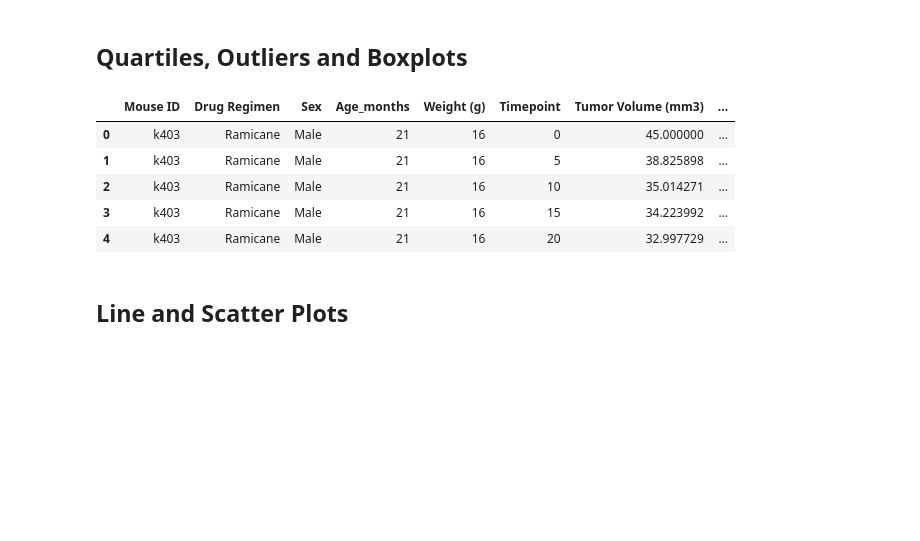
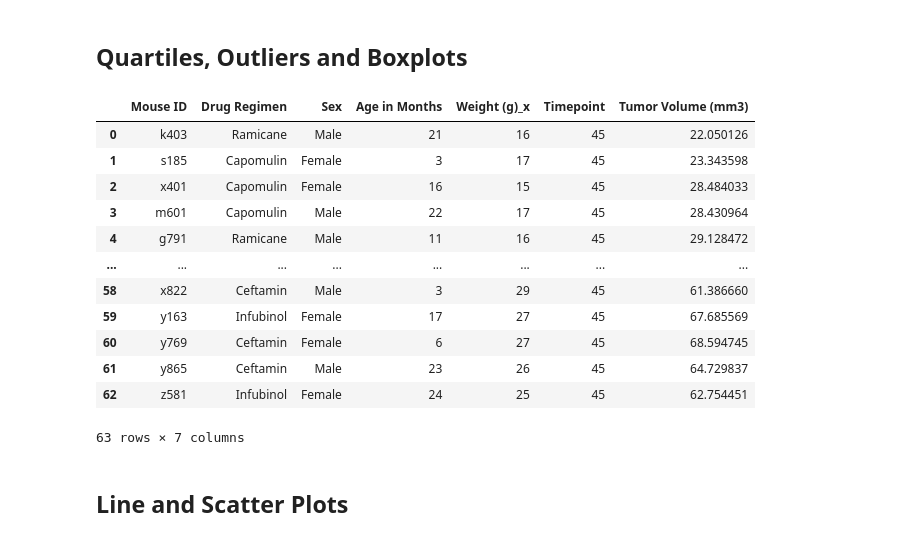
Before and after one commit to sjuarez382/UCI_Homework_Serafin, a Jupyter notebook: Matplotlib-Homework-The_Power_of_Plots/Pymaceuticals/Pymaceuticals_Master.ipynb, the cells around one changed output. Saved outputs shown, nothing was run; the diff lists cells and outputs as text; code cells hidden in the pictures; blank space fills up the shorter version.

```diff
--- a/Matplotlib-Homework-The_Power_of_Plots/Pymaceuticals/Pymaceuticals_Master.ipynb
+++ b/Matplotlib-Homework-The_Power_of_Plots/Pymaceuticals/Pymaceuticals_Master.ipynb
@@ -192,22 +192,45 @@ plt.axis("equal")
 [figure]
 # %% [markdown]
 ## Quartiles, Outliers and Boxplots
-# %%
-# Calculate the final tumor volume of each mouse across four of the treatment regimens:
-combined_df.head()
-# Capomulin, Ramicane, Infubinol, and Ceftamin
-
-# Start by getting the last (greatest) timepoint for each mouse
-
-
-# Merge this group df with the original dataframe to get the tumor volume at the last timepoint
-# %% [output]
-|  | Mouse ID | Drug Regimen | Sex | Age_months | Weight (g) | Timepoint | Tumor Volume (mm3) | ... |
-| 0 | k403 | Ramicane | Male | 21 | 16 | 0 | 45.000000 | ... |
-| 1 | k403 | Ramicane | Male | 21 | 16 | 5 | 38.825898 | ... |
-| 2 | k403 | Ramicane | Male | 21 | 16 | 10 | 35.014271 | ... |
-| 3 | k403 | Ramicane | Male | 21 | 16 | 15 | 34.223992 | ... |
-| 4 | k403 | Ramicane | Male | 21 | 16 | 20 | 32.997729 | ... |
+# %%
+# Calculate the final tumor volume of each mouse across four of the treatment regimens:
+drugs_list_df = ["Capomulin", "Ramicane", "Infubinol", "Ceftamin"]
+
+# Capomulin, Ramicane, Infubinol, and Ceftamin
+four_drugs = combined_df[combined_df["Drug Regimen"].isin(four_drugs_list)]
+
+# Start by getting the last (greatest) timepoint for each mouse
+last_tumor=four_drugs[four_drugs['Timepoint']==four_drugs['Timepoint'].max()]
+merged_last_df = pd.merge(last_tumor, combined_df, on=["Timepoint", "Mouse ID"], how="inner")
+del merged_last_df["Metastatic Sites_x"]
+del merged_last_df["Metastatic Sites_y"]
+del merged_last_df["Drug Regimen_y"]
+del merged_last_df["Sex_y"]
+del merged_last_df["Age_months_y"]
+del merged_last_df["Weight (g)_y"]
+del merged_last_df["Tumor Volume (mm3)_y"]
+
+merged_last_df = merged_last_df.rename(columns={"Drug Regimen_x": "Drug Regimen", "Sex_x": "Sex", "Age_months_x":"Age in Months",
+                                               "Weight(g)_x": "Weight (g)", "Tumor Volume (mm3)_x": "Tumor Volume (mm3)"})
+merged_last_df
+# Merge this group df with the original dataframe to get the tumor volume at the last timepoint
+merged_last_df = merged_last_df.rename(columns={"Drug Regimen_x": "Drug Regimen", "Sex_x": "Sex", "Age_months_x":"Age in Months",
+                                               "Weight(g)_x": "Weight (g)", "Tumor Volume (mm3)_x": "Tumor Volume (mm3)"})
+merged_last_df
+# %% [output]
+|  | Mouse ID | Drug Regimen | Sex | Age in Months | Weight (g)_x | Timepoint | Tumor Volume (mm3) |
+| 0 | k403 | Ramicane | Male | 21 | 16 | 45 | 22.050126 |
+| 1 | s185 | Capomulin | Female | 3 | 17 | 45 | 23.343598 |
+| 2 | x401 | Capomulin | Female | 16 | 15 | 45 | 28.484033 |
+| 3 | m601 | Capomulin | Male | 22 | 17 | 45 | 28.430964 |
+| 4 | g791 | Ramicane | Male | 11 | 16 | 45 | 29.128472 |
+| ... | ... | ... | ... | ... | ... | ... | ... |
+| 58 | x822 | Ceftamin | Male | 3 | 29 | 45 | 61.386660 |
+| 59 | y163 | Infubinol | Female | 17 | 27 | 45 | 67.685569 |
+| 60 | y769 | Ceftamin | Female | 6 | 27 | 45 | 68.594745 |
+| 61 | y865 | Ceftamin | Male | 23 | 26 | 45 | 64.729837 |
+| 62 | z581 | Infubinol | Female | 24 | 25 | 45 | 62.754451 |
+63 rows × 7 columns
 # %%
 # Put treatments into a list for for loop (and later for plot labels)
 
```
